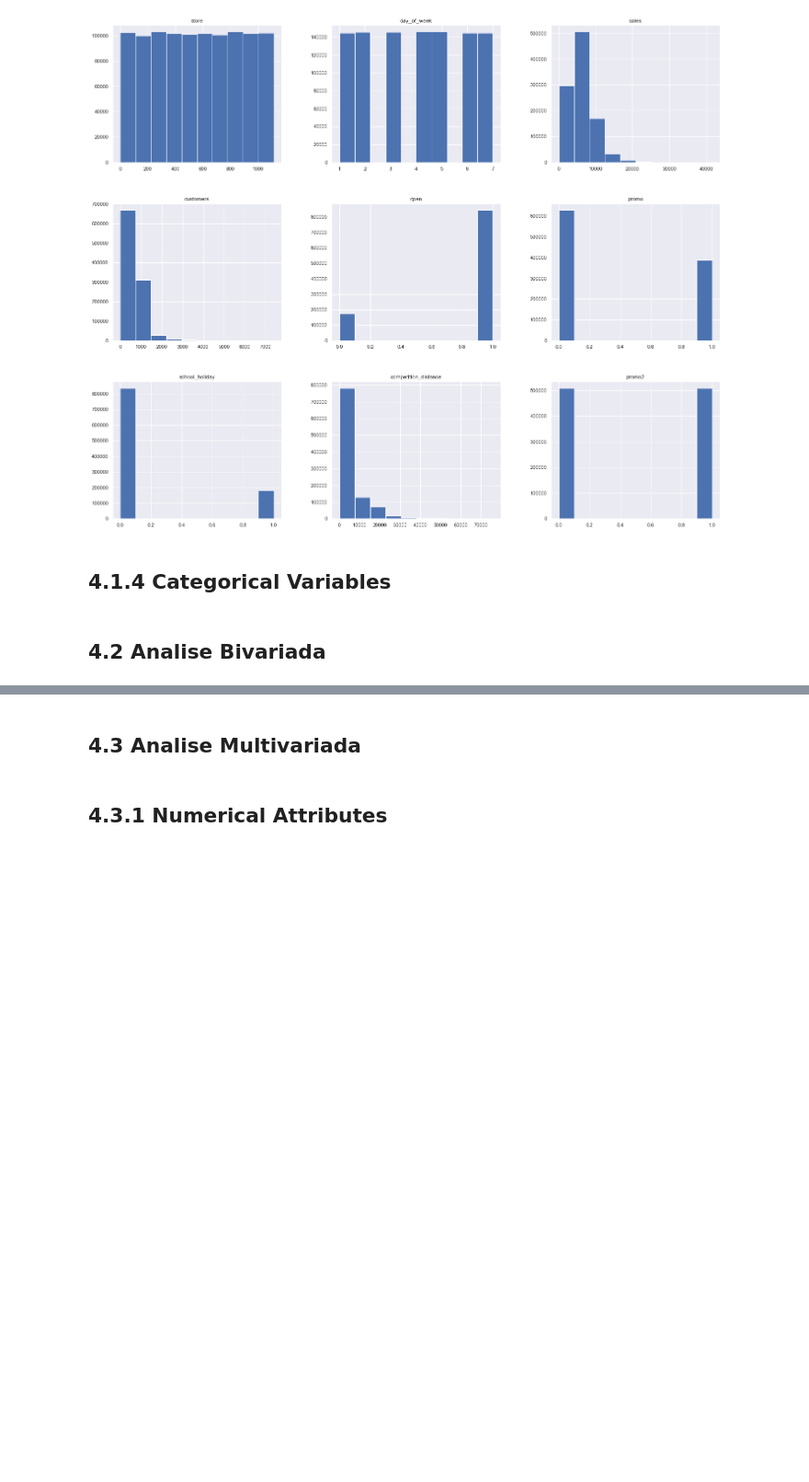
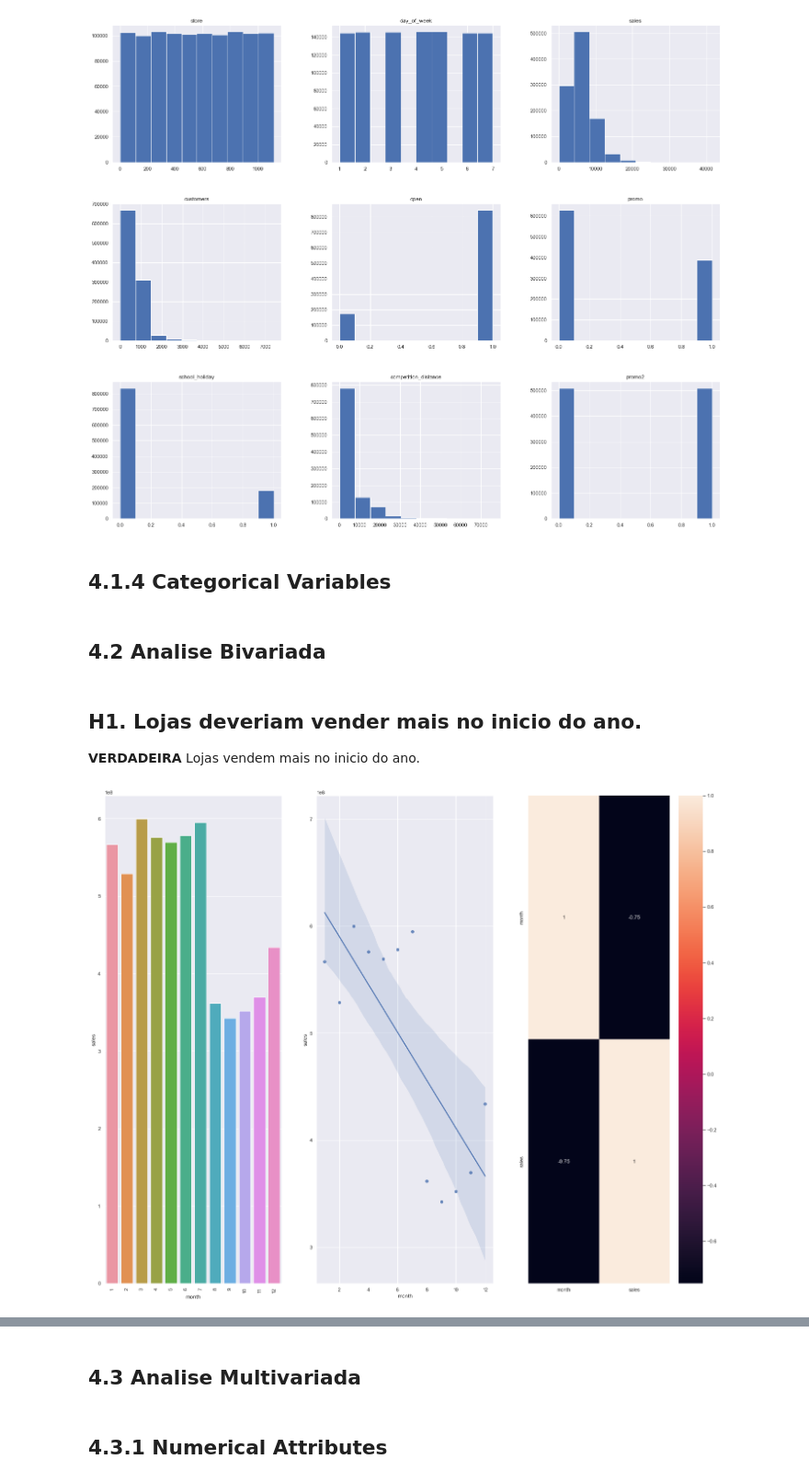
Before and after one commit to marcusbraggion/forecasting_sales, a Jupyter notebook: notebooks/forecasting_sales.ipynb, the cells around one changed output, grey strips where cells are left out. Shown at 92% size. Drawn from its saved outputs; the diff is of its cells as text; code cells hidden in the pictures; blank space fills up the shorter version.

```diff
--- a/notebooks/forecasting_sales.ipynb
+++ b/notebooks/forecasting_sales.ipynb
@@ -218,4 +236,7 @@ df1['competition_open_since_year'] = df1['competition_open_since_year'].astype(i
 # promo2
 df1['promo2_since_week'] = df1['promo2_since_week'].astype(int)
 df1['promo2_since_year'] = df1['promo2_since_year'].astype(int)
+
+# date
+df1['date'] = pd.to_datetime(df1['date'], format='%Y-%m-%d')
 # %% [markdown]
@@ -398,3 +417,20 @@ num_attributes.hist();
 ## 4.1.4 Categorical Variables
 # %% [markdown]
 ## 4.2 Analise Bivariada
+# %% [markdown]
+## **H1**. Lojas deveriam vender mais no inicio do ano.
+**VERDADEIRA**  Lojas vendem mais no inicio do ano.
+# %%
+aux1 = df2[['month', 'sales']].groupby('month').sum().reset_index()
+
+plt.subplot( 1, 3, 1 )
+sns.barplot( x='month', y='sales', data=aux1 );
+xticks(rotation=90)
+
+plt.subplot( 1, 3, 2 )
+sns.regplot( x='month', y='sales', data=aux1 );
+
+plt.subplot( 1, 3, 3 )
+sns.heatmap( aux1.corr( method='pearson' ), annot=True );
+# %% [output]
+[figure, added]
```
Also changed, not shown: parts of 42 cells of this notebook.
